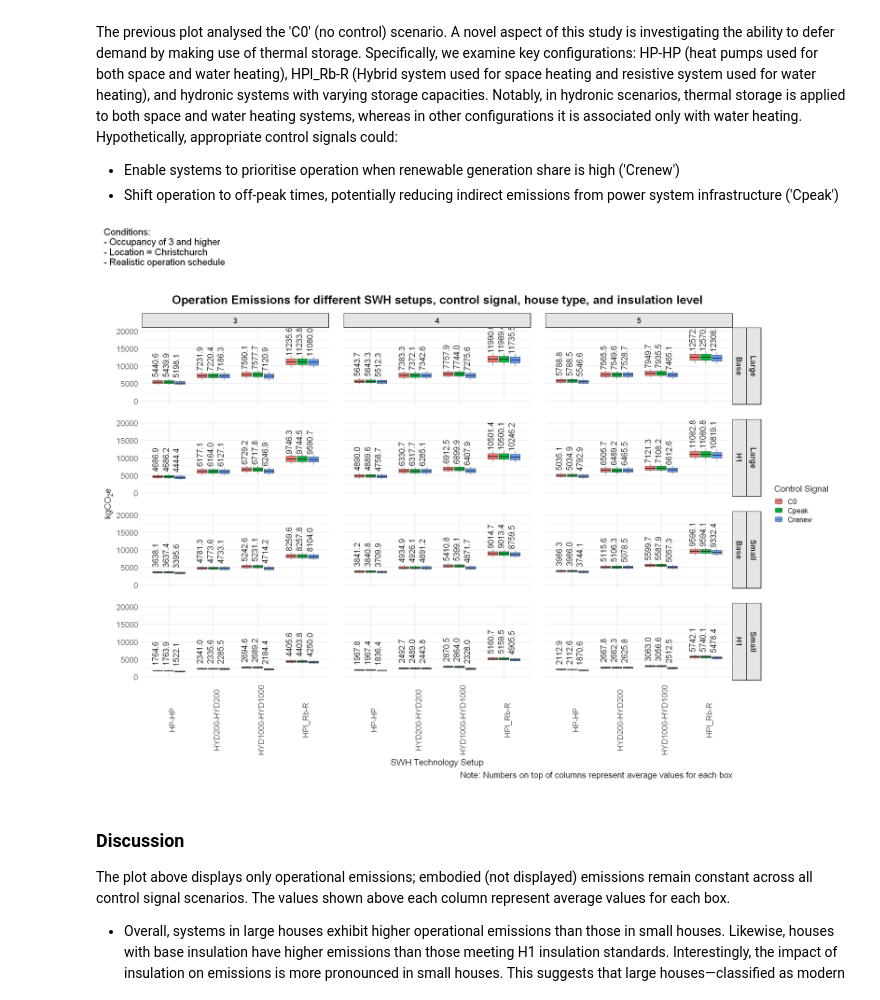
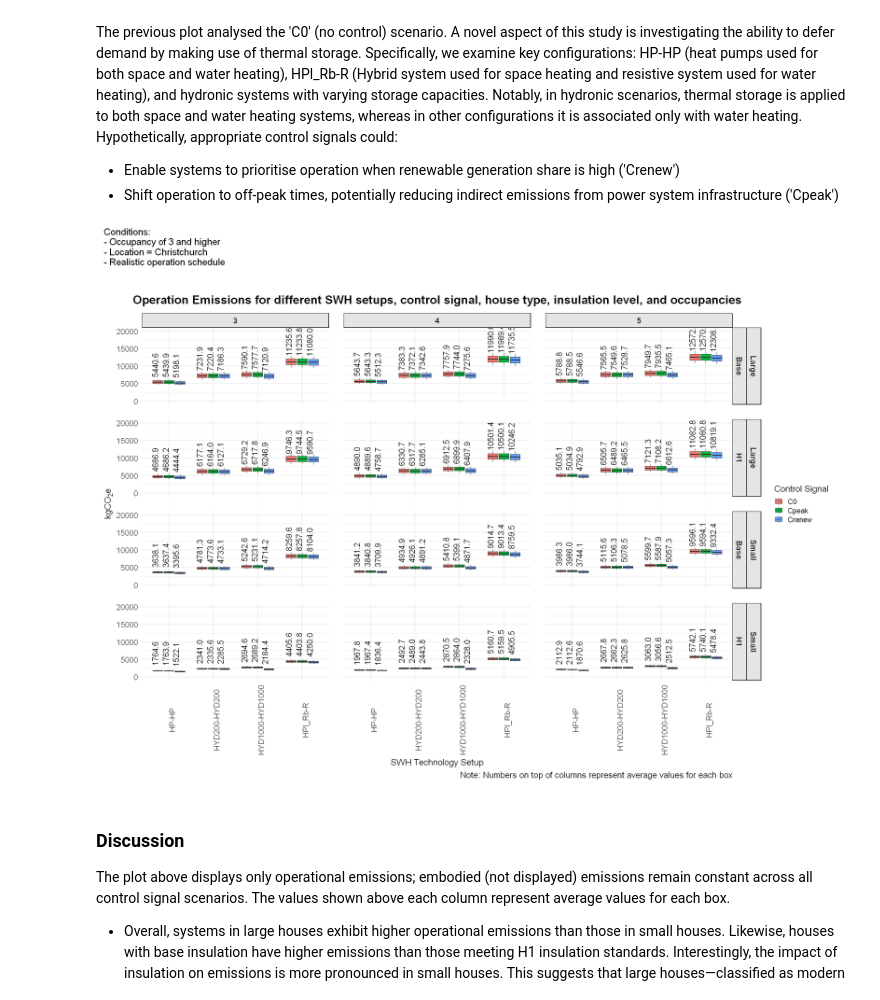
Before and after one commit to pxgo17/EECA_SWH_LCA, a Jupyter notebook: results/SWH_LCA_results.ipynb, the cells around one changed output. Saved outputs shown, nothing was run; the diff lists cells and outputs as text; code cells hidden in the pictures.

```diff
--- a/results/SWH_LCA_results.ipynb
+++ b/results/SWH_LCA_results.ipynb
@@ -352,35 +440,35 @@ CS_plot_emission <- plot_CS %>%
     angle = 90,
     position = position_dodge(width = 0.7)
   ) +
   facet_grid(house_type + insulation ~ Occ_code) + # Remove CS_code from facets
   scale_y_continuous(limits = c(0, 20000)) +  # <-- Set y axis from 0 to 18000
   coord_cartesian(clip = "off") +
   theme_minimal(base_size = 17) +
   theme(
     axis.text.x = element_text(angle = 90, hjust = 0.5, size = 15),
     axis.text.y = element_text(size = 15),
     strip.text = element_text(face = "bold", size=15),
     strip.background = element_rect(fill = "gray90", color = "black"),
     panel.spacing = unit(2, "lines"),
     plot.margin = margin(t = 30, r = 10, b = 10, l = 10),
     plot.caption = element_text(size = 16),
     plot.title = element_text(size = 23, face = "bold", hjust = 0.5, vjust = 2)
   ) +
   labs(caption = "Note: Numbers on top of columns represent average values for each box",
        x = "SWH Technology Setup",
        y = expression(kgCO[2]*e),
-       title = "Operation Emissions for different SWH setups, control signal, house type, and insulation level",
+       title = "Operation Emissions for different SWH setups, control signal, house type, insulation level, and occupancies",
        fill = 'Control Signal')
 
 CS_plot_emission +
   plot_annotation(
     title = "Conditions:\n- Occupancy of 3 and higher\n- Location = Christchurch\n- Realistic operation schedule\n",
     theme = theme(
       plot.title = element_text(size = 18, hjust = 0, vjust = 2)
     )
   )
 # %% [output]
-[figure, old version]
+[figure, new version]
 # %% [markdown]
 ### Discussion
 The plot above displays only operational emissions; embodied (not displayed) emissions remain constant across all control signal scenarios. The values shown above each column represent average values for each box.
```
Also changed, not shown: parts of 14 cells of this notebook, 2 other files.
